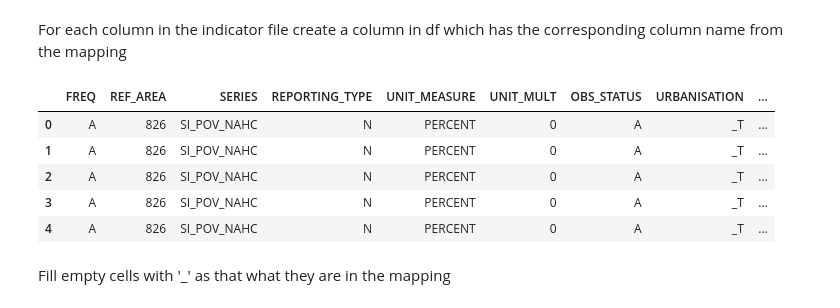
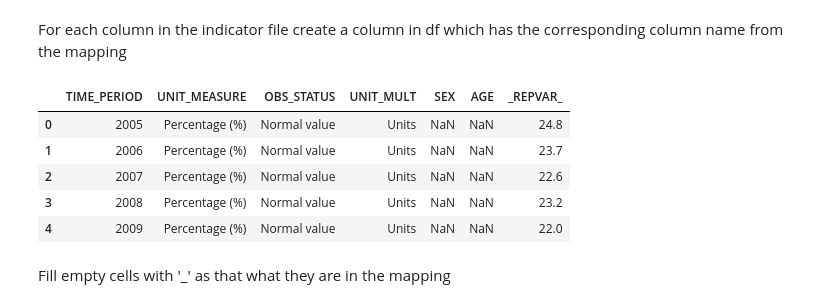
Before and after one commit to LucyGwilliamAdmin/SDMX, a Jupyter notebook: Scripts/csv2xml.ipynb, the cells around one changed output. Cells and saved outputs as stored; diff of their text form; code cells hidden in the pictures.

```diff
--- a/Scripts/csv2xml.ipynb
+++ b/Scripts/csv2xml.ipynb
@@ -35,0 +34,6 @@ indicator.head()
+# %%
+new_columns=[]
+for col in indicator.columns:
+    new=col.replace(" ", ".")
+    indicator=indicator.rename(columns = {col:new})
+indicator.head()
@@ -45,5 +56,5 @@ indicator.tail()
 # %%
-mapping=pd.read_csv("//nsdata2/SDGs/Data Collection and Reporting/Jemalex/SDMX/test indicator/Outputs/121_mapping.csv")
+mapping=pd.read_csv("//nsdata2/SDGs/Data Collection and Reporting/Jemalex/SDMX/test indicator/Outputs/121_newmapping.csv")
 mapping
 # %% [output]
 |  | DSD_Dim | DSD_Dim_Code | EXT_Dim | EXT_Dim_Code | DSD_Attri | DSD_Attri_Code | DSD_Dim_Type |
@@ -72,8 +83,7 @@ fields=['FREQ', 'REPORTING_TYPE', 'SERIES', 'REF_AREA', 'SEX', 'AGE', 'URBANISAT
                  'COMPOSITE_BREAKDOWN', 'DISABILITY_STATUS', 'TIME_PERIOD', 'OBS_VALUE',
                  'OBS_STATUS', 'UNIT_MULT', 'UNIT_MEASURE']
 
-dis_values={"FREQ":FREQ, "REF_AREA":REF_AREA, "SERIES":SERIES, "REPORTING_TYPE": REPORTING_TYPE,
-            'UNIT_MEASURE': UNIT_MEASURE, 'UNIT_MULT': UNIT_MULT, 'OBS_STATUS': OBS_STATUS}
+dis_values={"FREQ":FREQ, "REF_AREA":REF_AREA, "SERIES":SERIES, "REPORTING_TYPE": REPORTING_TYPE}
 
 df=pd.DataFrame(index=indicator.index)
 # %% [markdown]
@@ -87,7 +97,7 @@ for field in ['_REPVAR_' if x=="OBS_VALUE" else x for x in fields]:
     dis_str=""
     for i in dis:
         dis_str += str(i).capitalize()+ " "
-    dis_str=dis_str[:-1]
+    dis_str=dis_str[:-1].capitalize().replace(" ", ".")
     if dis_str not in indicator.columns and field not in dis_values.keys():
         dis_values[field]='_T'
 # %% [markdown]
@@ -101,17 +111,19 @@ For each column in the indicator file create a column in df which has the corres
 # %%
 for col in indicator.columns:
     newcol=mapping['DSD_Dim'].loc[mapping['EXT_Dim']==col].iloc[0]
     df[newcol]=indicator[col]
     indicator.rename(columns={col:newcol}, inplace=True)
 
+
 df.head()
+indicator.head()
 # %% [output]
-|  | FREQ | REF_AREA | SERIES | REPORTING_TYPE | UNIT_MEASURE | UNIT_MULT | OBS_STATUS | URBANISATION | ... |
-| 0 | A | 826 | SI_POV_NAHC | N | PERCENT | 0 | A | _T | ... |
-| 1 | A | 826 | SI_POV_NAHC | N | PERCENT | 0 | A | _T | ... |
-| 2 | A | 826 | SI_POV_NAHC | N | PERCENT | 0 | A | _T | ... |
-| 3 | A | 826 | SI_POV_NAHC | N | PERCENT | 0 | A | _T | ... |
-| 4 | A | 826 | SI_POV_NAHC | N | PERCENT | 0 | A | _T | ... |
+|  | TIME_PERIOD | UNIT_MEASURE | OBS_STATUS | UNIT_MULT | SEX | AGE | _REPVAR_ |
+| 0 | 2005 | Percentage (%) | Normal value | Units | NaN | NaN | 24.8 |
+| 1 | 2006 | Percentage (%) | Normal value | Units | NaN | NaN | 23.7 |
+| 2 | 2007 | Percentage (%) | Normal value | Units | NaN | NaN | 22.6 |
+| 3 | 2008 | Percentage (%) | Normal value | Units | NaN | NaN | 23.2 |
+| 4 | 2009 | Percentage (%) | Normal value | Units | NaN | NaN | 22.0 |
 # %% [markdown]
 Fill empty cells with '_' as that what they are in the mapping
 # %%
```
Also changed, not shown: parts of 11 cells of this notebook.
